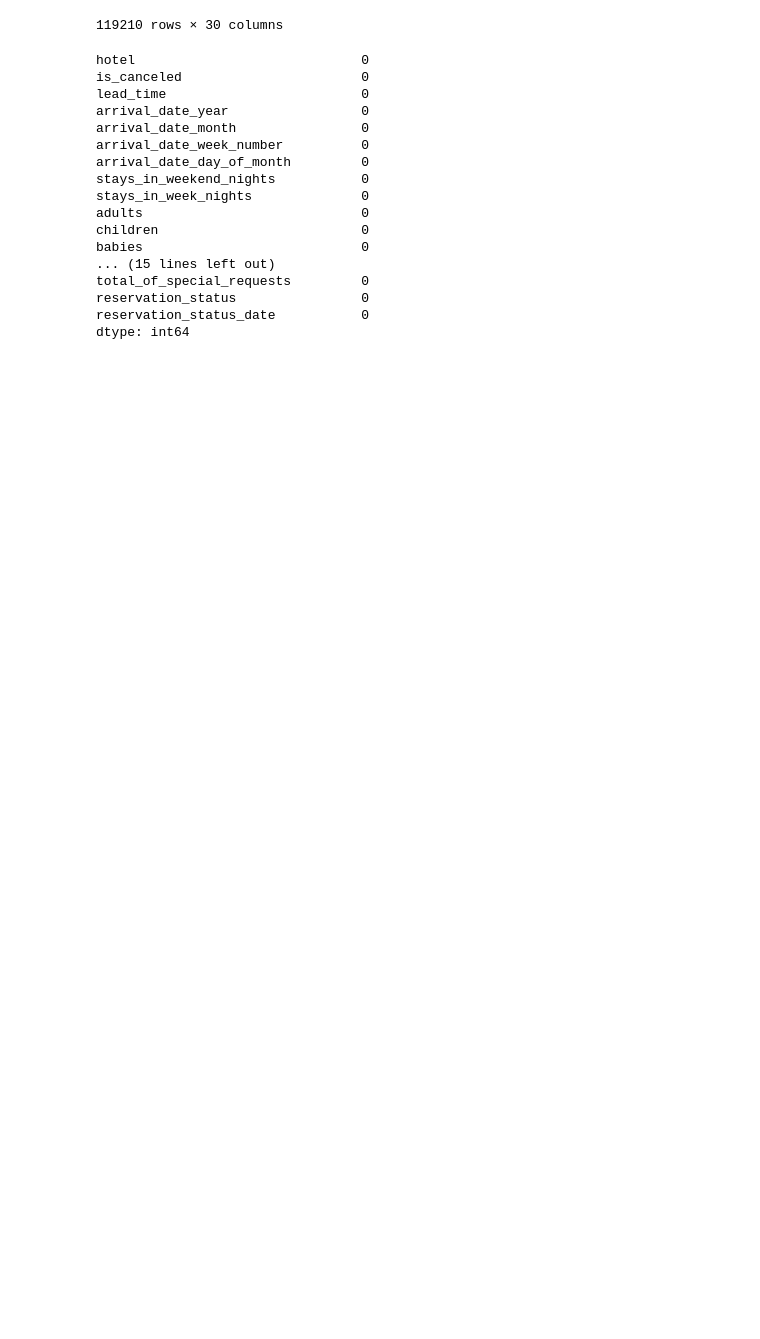
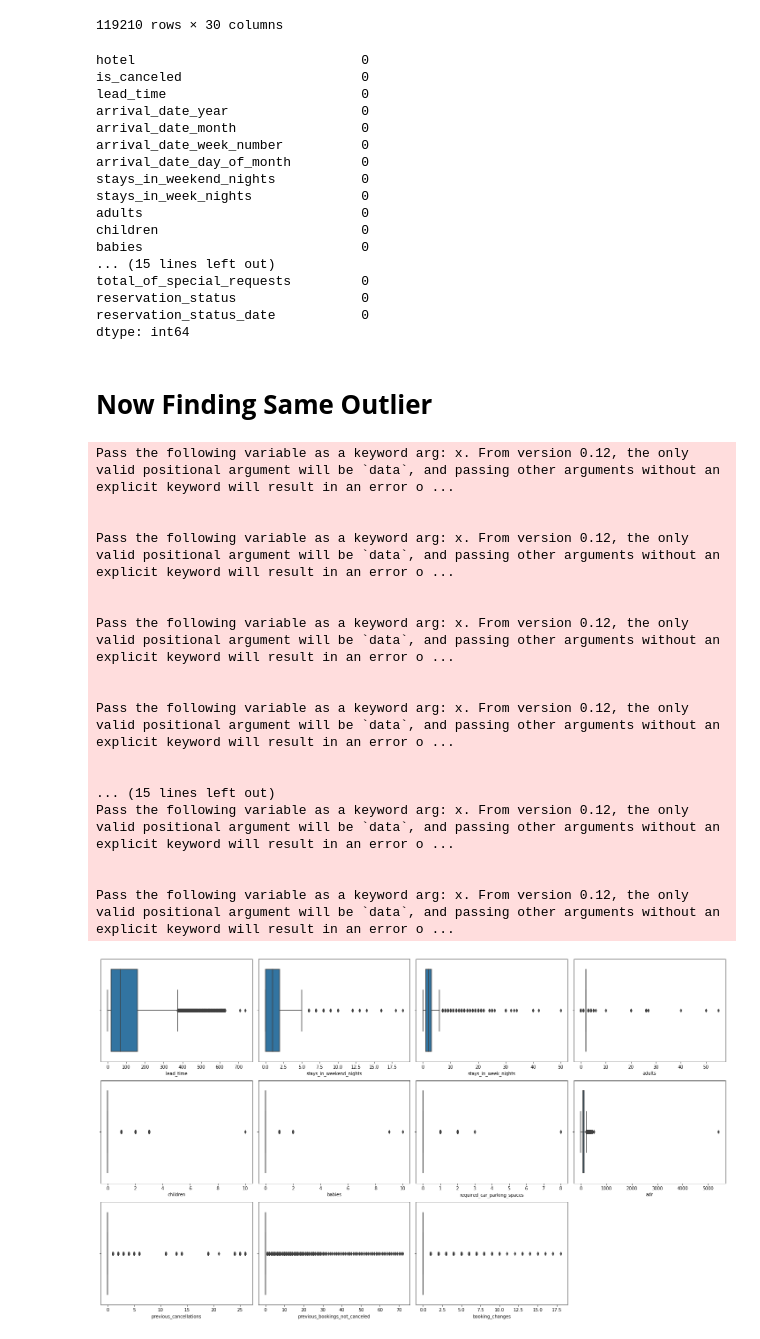
Before and after one commit to ashu08520/ashu08520, a Jupyter notebook: First_Project_Hotel_Booking_Analysis_Capstone_Project.ipynb, the cells around one changed output. Drawn from its saved outputs; the diff is of its cells as text; code cells hidden in the pictures; blank space fills up the shorter version.

```diff
--- a/First_Project_Hotel_Booking_Analysis_Capstone_Project.ipynb
+++ b/First_Project_Hotel_Booking_Analysis_Capstone_Project.ipynb
@@ -242,3 +242,34 @@ total_of_special_requests         0
 reservation_status                0
 reservation_status_date           0
 dtype: int64
+# %% [markdown]
+# **Now Finding Same Outlier**
+# %%
+columns = ['lead_time', 'stays_in_weekend_nights', 'stays_in_week_nights', 'adults', 'children', 'babies', 'required_car_parking_spaces', 'adr', 'previous_cancellations', 'previous_bookings_not_canceled', 'booking_changes']
+n = 1
+plt.figure(figsize=(20,15))
+
+for column in columns:
+  plt.subplot(4,4,n)
+  n = n+1
+  sns.boxplot(df[column])
+  plt.tight_layout()
+# %% [output]
+Pass the following variable as a keyword arg: x. From version 0.12, the only valid positional argument will be `data`, and passing other arguments without an explicit keyword will result in an error o ...
+
+
+Pass the following variable as a keyword arg: x. From version 0.12, the only valid positional argument will be `data`, and passing other arguments without an explicit keyword will result in an error o ...
+
+
+Pass the following variable as a keyword arg: x. From version 0.12, the only valid positional argument will be `data`, and passing other arguments without an explicit keyword will result in an error o ...
+
+
+Pass the following variable as a keyword arg: x. From version 0.12, the only valid positional argument will be `data`, and passing other arguments without an explicit keyword will result in an error o ...
+
+
+... (15 lines left out)
+Pass the following variable as a keyword arg: x. From version 0.12, the only valid positional argument will be `data`, and passing other arguments without an explicit keyword will result in an error o ...
+
+
+Pass the following variable as a keyword arg: x. From version 0.12, the only valid positional argument will be `data`, and passing other arguments without an explicit keyword will result in an error o ...
+[figure, added]
```
Also changed, not shown: parts of 22 cells of this notebook.
